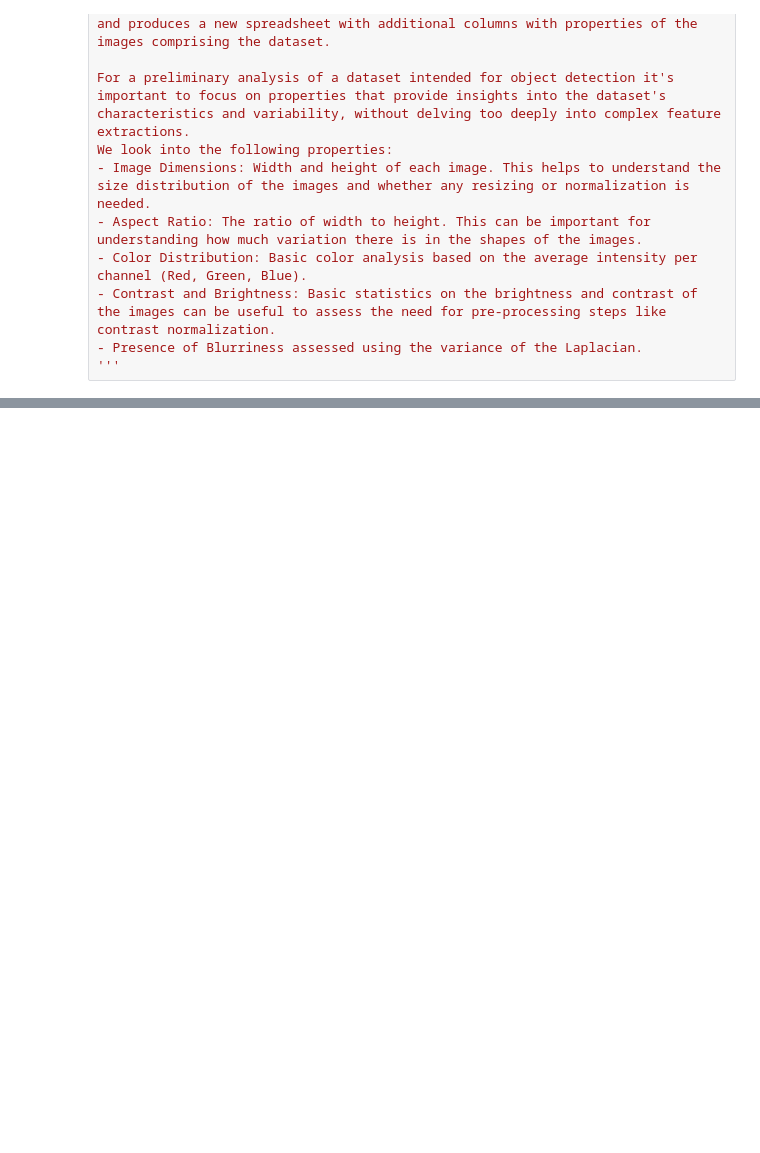
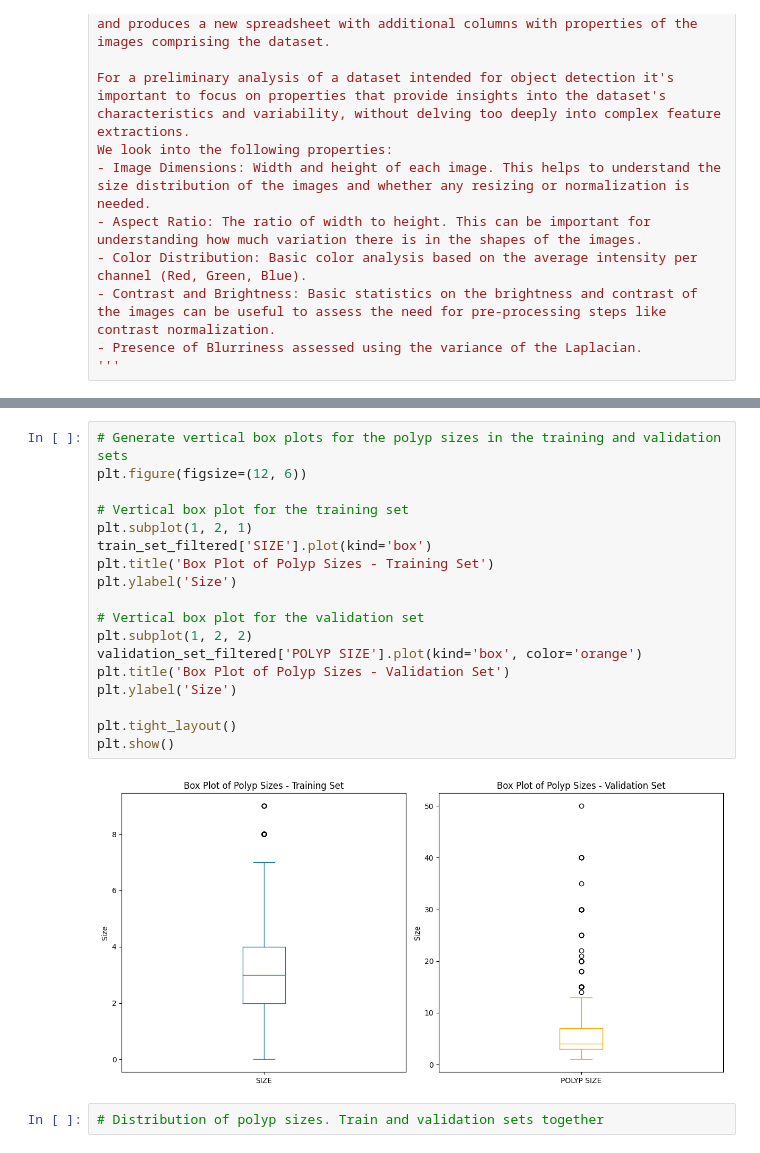
Before and after one commit to irconde/polyp-db-analysis, a Jupyter notebook: polar-database-analysis.ipynb, the cells around one changed output, grey strips where cells are left out. Drawn from its saved outputs; the diff is of its cells as text; blank space fills up the shorter version.

```diff
--- a/polar-database-analysis.ipynb
+++ b/polar-database-analysis.ipynb
@@ -112,0 +291,22 @@ update_spreadsheet_result
+# %%
+# Generate vertical box plots for the polyp sizes in the training and validation sets
+plt.figure(figsize=(12, 6))
+
+# Vertical box plot for the training set
+plt.subplot(1, 2, 1)
+train_set_filtered['SIZE'].plot(kind='box')
+plt.title('Box Plot of Polyp Sizes - Training Set')
+plt.ylabel('Size')
+
+# Vertical box plot for the validation set
+plt.subplot(1, 2, 2)
+validation_set_filtered['POLYP SIZE'].plot(kind='box', color='orange')
+plt.title('Box Plot of Polyp Sizes - Validation Set')
+plt.ylabel('Size')
+
+plt.tight_layout()
+plt.show()
+# %% [output]
+[figure, added]
+# %%
+# Distribution of polyp sizes. Train and validation sets together
```
Also changed, not shown: parts of 24 cells of this notebook.
